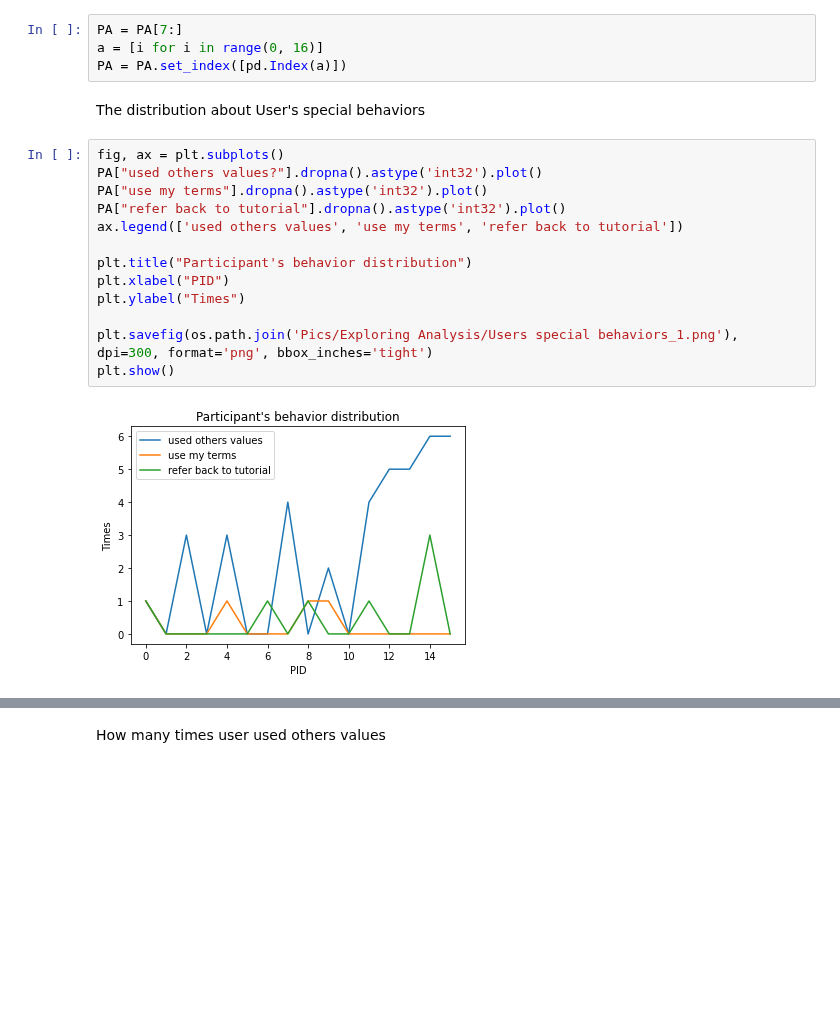
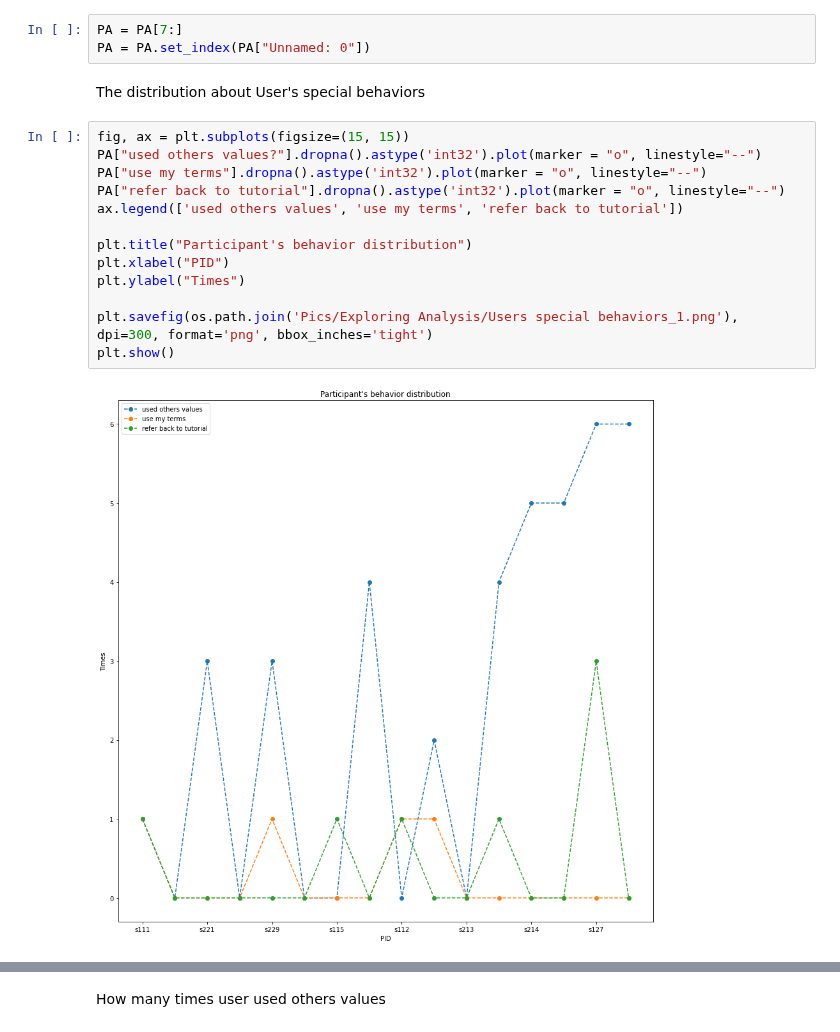
Before and after one commit to YuxuanZhou1/Character-Recorder-DA, a Jupyter notebook: Exploring Analysis.ipynb, the cells around one changed output, grey strips where cells are left out. Cells and saved outputs as stored; diff of their text form; blank space fills up the shorter version.

```diff
--- a/Exploring Analysis.ipynb
+++ b/Exploring Analysis.ipynb
@@ -15,24 +15,23 @@ PA.head()
 | 5 | p04 | NaN | NaN | 182367 | yes | 14:10:06 | 14:24:08 | 14:04:48 | 14:08:36 | ... |
 # %%
 PA = PA[7:]
-a = [i for i in range(0, 16)]
-PA = PA.set_index([pd.Index(a)])
+PA = PA.set_index(PA["Unnamed: 0"])
 # %% [markdown]
 The distribution about User's special behaviors
 # %%
-fig, ax = plt.subplots()
-PA["used others values?"].dropna().astype('int32').plot()
-PA["use my terms"].dropna().astype('int32').plot()
-PA["refer back to tutorial"].dropna().astype('int32').plot()
+fig, ax = plt.subplots(figsize=(15, 15))
+PA["used others values?"].dropna().astype('int32').plot(marker = "o", linestyle="--")
+PA["use my terms"].dropna().astype('int32').plot(marker = "o", linestyle="--")
+PA["refer back to tutorial"].dropna().astype('int32').plot(marker = "o", linestyle="--")
 ax.legend(['used others values', 'use my terms', 'refer back to tutorial'])
 
 plt.title("Participant's behavior distribution")
 plt.xlabel("PID")
 plt.ylabel("Times")
 
 plt.savefig(os.path.join('Pics/Exploring Analysis/Users special behaviors_1.png'), dpi=300, format='png', bbox_inches='tight')
 plt.show()
 # %% [output]
-[figure, old version]
+[figure, new version]
 # %%
 df = PA[["used others values?", "use my terms", "refer back to tutorial"]].dropna().astype('int32')
```
Also changed, not shown: parts of 4 cells of this notebook, 24 other files.
